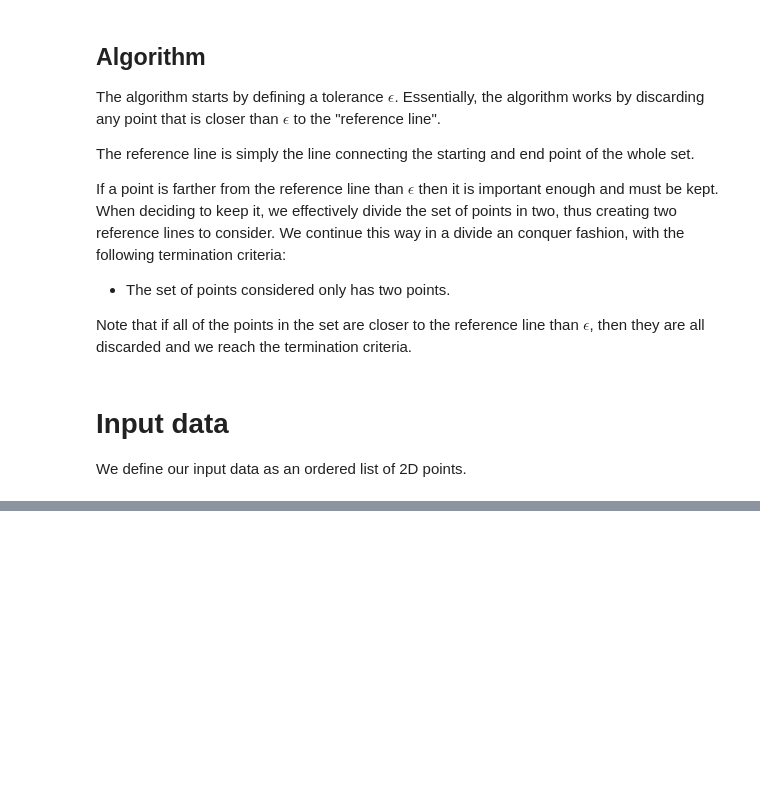
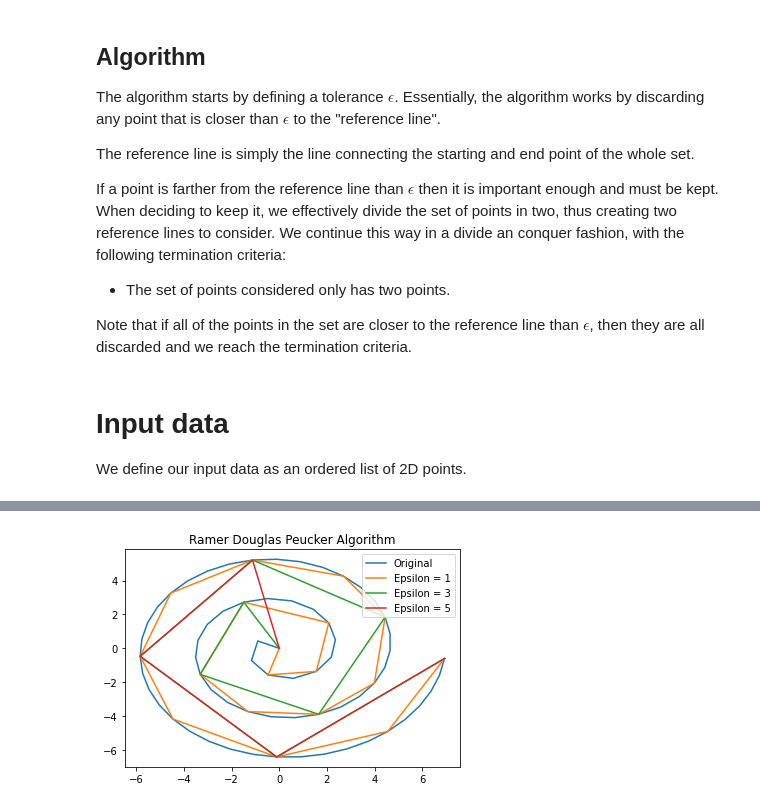
Before and after one commit to Smoltbob/ComputerVision, a Jupyter notebook: RamerDouglasPeucker/main.ipynb, the cells around one changed output, grey strips where cells are left out. Cells and saved outputs as stored; diff of their text form; code cells hidden in the pictures; blank space fills up the shorter version.

```diff
--- a/RamerDouglasPeucker/main.ipynb
+++ b/RamerDouglasPeucker/main.ipynb
@@ -97,0 +94,27 @@ DouglasPeucker(point_set, 0)
+# %%
+sys.path.append("../Generators")
+from generators import *
+
+
+coils = 3
+radius = 7
+
+point_set = [InhomogeneousPoint(x) for x in generate_spiral(coils, radius)]
+
+fig = plt.figure()
+ax1 = fig.add_subplot(1, 1, 1)
+
+ax1.plot([p.vector[0] for p in point_set], [p.vector[1] for p in point_set], label = "Original")
+
+for epsilon in [1, 3, 5]:
+    simplified_set = DouglasPeucker(point_set, epsilon)
+    ax1.plot(
+        [p.vector[0] for p in simplified_set],
+        [p.vector[1] for p in simplified_set],
+        label = f"Epsilon = {epsilon}"
+        )
+ax1.legend()
+ax1.set_title("Ramer Douglas Peucker Algorithm")
+fig.show()
+# %% [output]
+[figure, added]
```
Also changed, not shown: parts of 3 cells of this notebook, 2 other files.
